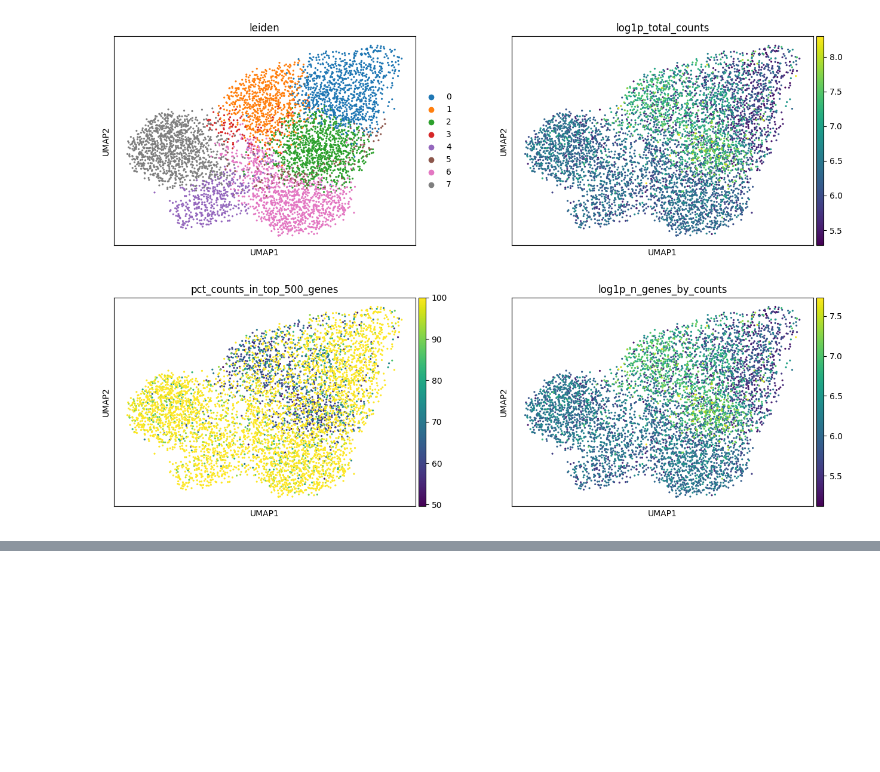
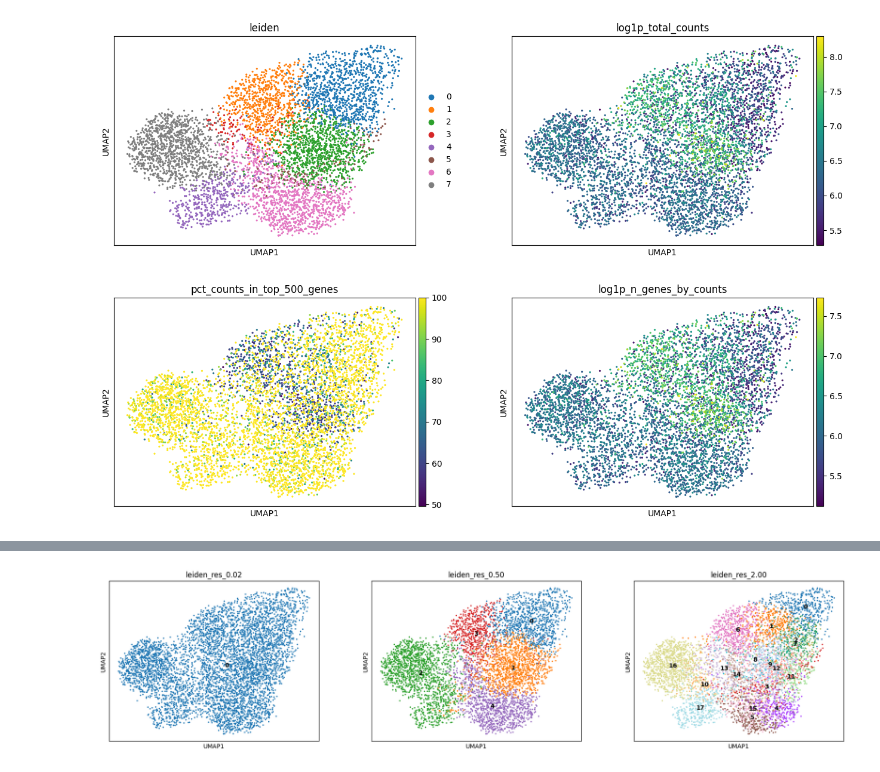
Before and after one commit to pizzaglitch/RNA-Sequencing, a Jupyter notebook: annData.ipynb, the cells around one changed output, grey strips where cells are left out. Cells and saved outputs as stored; diff of their text form; code cells hidden in the pictures; blank space fills up the shorter version.

```diff
--- a/annData.ipynb
+++ b/annData.ipynb
@@ -131,0 +101,8 @@ Index(['SampleID', 'donor_id', 'BraakStage', 'SampleBatch', 'nUMI', 'nGene',
+# %%
+sc.pl.umap(
+    adata,
+    color=["leiden_res_0.02", "leiden_res_0.50", "leiden_res_2.00"],
+    legend_loc="on data",
+)
+# %% [output]
+[figure, added]
```
Also changed, not shown: parts of 9 cells of this notebook.
